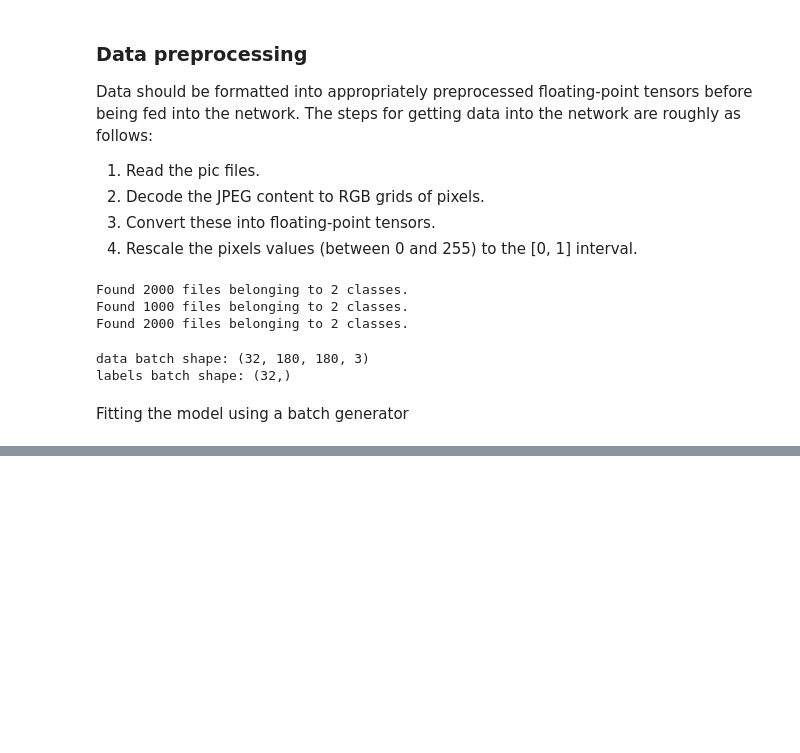
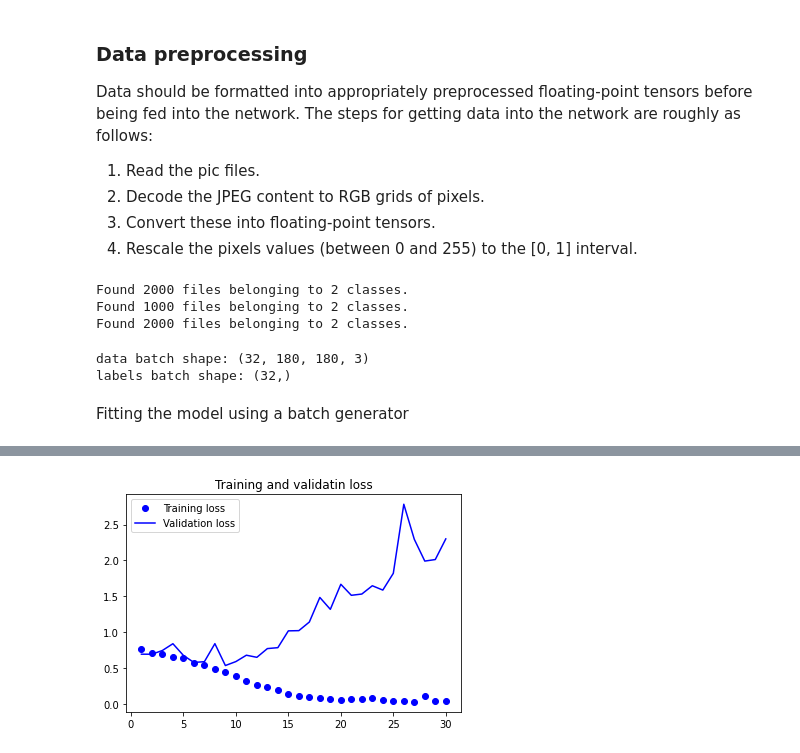
Before and after one commit to yifu-zhang/deep-learning-python_Francois_Chollet, a Jupyter notebook: codes/chapter5/Dogs-vs-cats.ipynb, the cells around one changed output, grey strips where cells are left out. Saved outputs shown, nothing was run; the diff lists cells and outputs as text; code cells hidden in the pictures; blank space fills up the shorter version.

```diff
--- a/codes/chapter5/Dogs-vs-cats.ipynb
+++ b/codes/chapter5/Dogs-vs-cats.ipynb
@@ -124,0 +160,9 @@ tf.__version__
+# %%
+plt.plot(epochs, loss, 'bo', label='Training loss')
+plt.plot(epochs, val_loss, 'b', label='Validation loss')
+plt.title('Training and validatin loss')
+plt.legend()
+
+plt.show()
+# %% [output]
+[figure, added]
```
Also changed, not shown: parts of 28 cells of this notebook.
